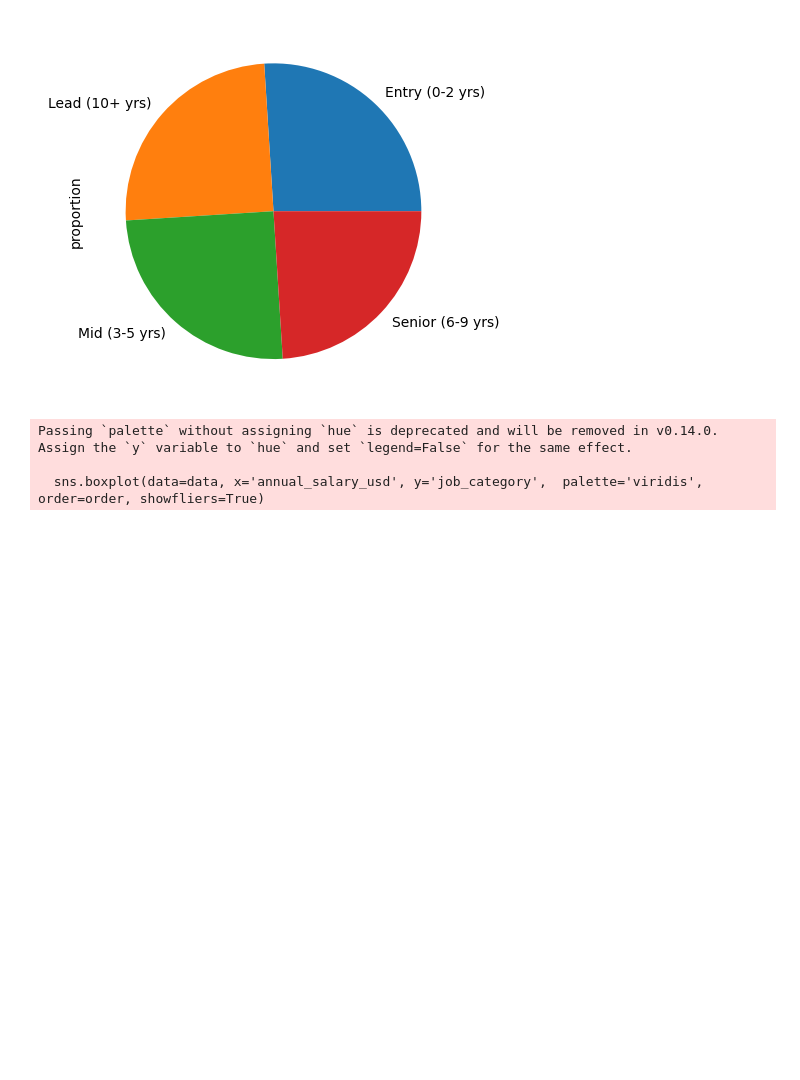
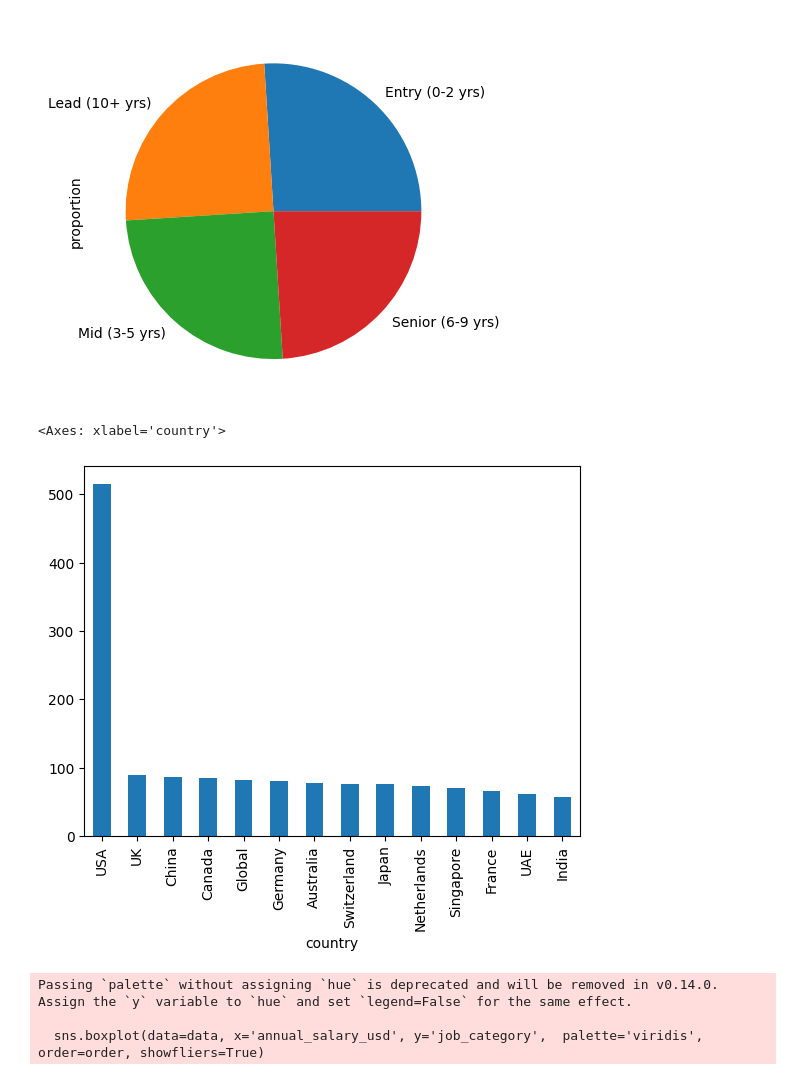
Before and after one commit to AndresMontesDeOca/Analisis-de-Datos, a Jupyter notebook: TP2.ipynb, the cells around one changed output. Cells and saved outputs as stored; diff of their text form; code cells hidden in the pictures; blank space fills up the shorter version.

```diff
--- a/TP2.ipynb
+++ b/TP2.ipynb
@@ -157,6 +157,11 @@ data['experience_level'].value_counts(normalize=True).round(2).sort_index().plot
 # %% [output]
 <Axes: ylabel='proportion'>
 [figure]
+# %%
+data['country'].value_counts().plot(kind='bar')
+# %% [output]
+<Axes: xlabel='country'>
+[figure, added]
 # %%
 import seaborn as sns
 import matplotlib.pyplot as plt
```
